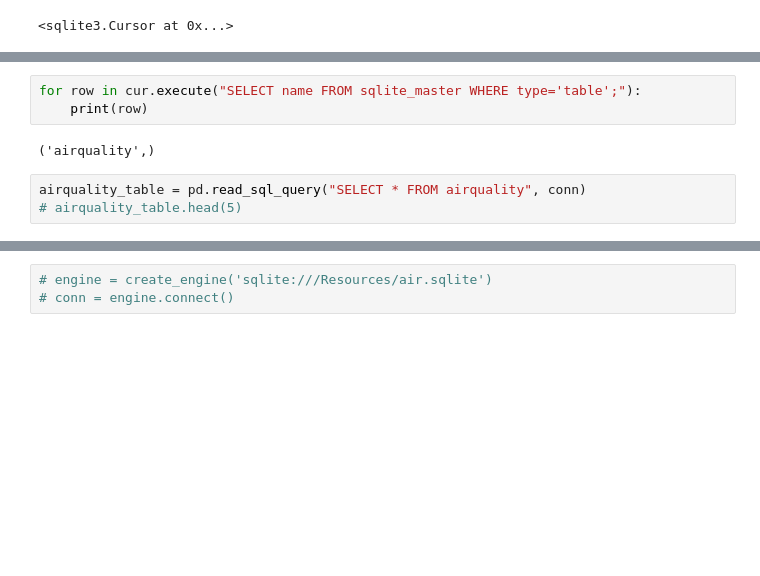
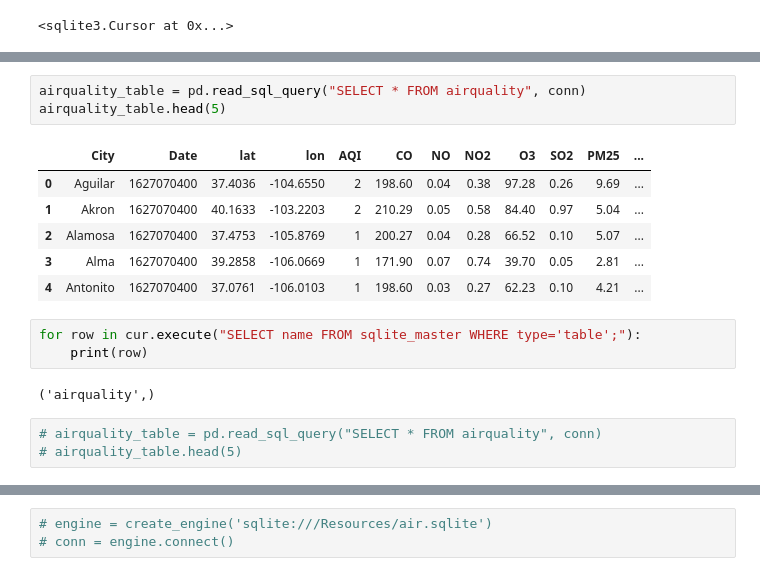
Before and after one commit to willserene/The_Air_We_Breath, a Jupyter notebook: Air_API_Call.ipynb, the cells around one changed output, grey strips where cells are left out. Saved outputs shown, nothing was run; the diff lists cells and outputs as text; blank space fills up the shorter version.

```diff
--- a/Air_API_Call.ipynb
+++ b/Air_API_Call.ipynb
@@ -209,10 +199,20 @@ print(results)
+# %%
+airquality_table = pd.read_sql_query("SELECT * FROM airquality", conn)
+airquality_table.head(5)
+# %% [output]
+|  | City | Date | lat | lon | AQI | CO | NO | NO2 | O3 | SO2 | PM25 | ... |
+| 0 | Aguilar | 1627070400 | 37.4036 | -104.6550 | 2 | 198.60 | 0.04 | 0.38 | 97.28 | 0.26 | 9.69 | ... |
+| 1 | Akron | 1627070400 | 40.1633 | -103.2203 | 2 | 210.29 | 0.05 | 0.58 | 84.40 | 0.97 | 5.04 | ... |
+| 2 | Alamosa | 1627070400 | 37.4753 | -105.8769 | 1 | 200.27 | 0.04 | 0.28 | 66.52 | 0.10 | 5.07 | ... |
+| 3 | Alma | 1627070400 | 39.2858 | -106.0669 | 1 | 171.90 | 0.07 | 0.74 | 39.70 | 0.05 | 2.81 | ... |
+| 4 | Antonito | 1627070400 | 37.0761 | -106.0103 | 1 | 198.60 | 0.03 | 0.27 | 62.23 | 0.10 | 4.21 | ... |
 # %%
 for row in cur.execute("SELECT name FROM sqlite_master WHERE type='table';"):
     print(row)
 # %% [output]
 ('airquality',)
 # %%
-airquality_table = pd.read_sql_query("SELECT * FROM airquality", conn)
+# airquality_table = pd.read_sql_query("SELECT * FROM airquality", conn)
 # airquality_table.head(5)
 # %%
 airquality_table.info()
```
Also changed, not shown: parts of 11 cells of this notebook, 5 other files.
